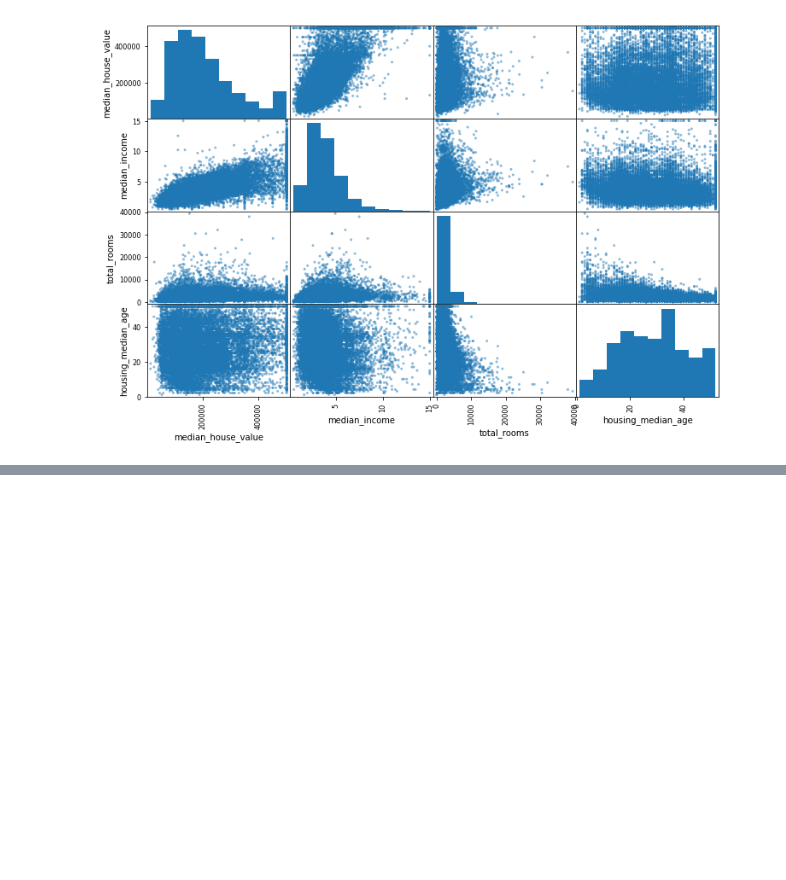
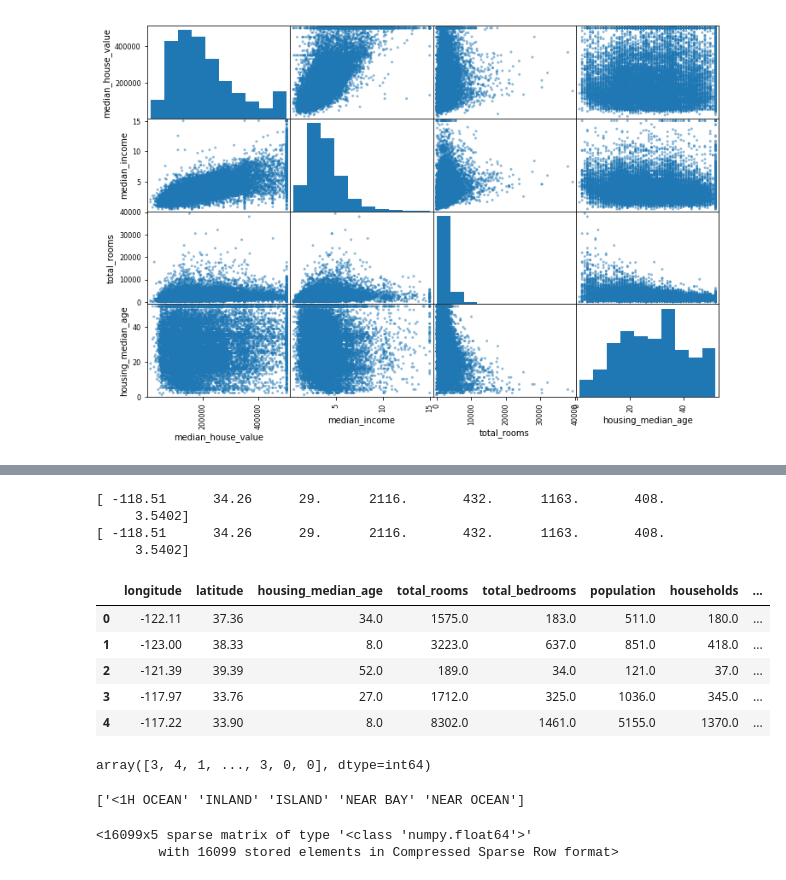
Before and after one commit to sivaram10/Python-Handson-Projects, a Jupyter notebook: SK Learn Ch-2 Housing Data.ipynb, the cells around one changed output, grey strips where cells are left out. Cells and saved outputs as stored; diff of their text form; code cells hidden in the pictures; blank space fills up the shorter version.

```diff
--- a/SK Learn Ch-2 Housing Data.ipynb
+++ b/SK Learn Ch-2 Housing Data.ipynb
@@ -199,0 +237,46 @@ array([[<matplotlib.axes._subplots.AxesSubplot object at 0x...>,
+# %%
+#Imputing missing values
+from sklearn.preprocessing import Imputer
+imputer = Imputer(strategy = "median")
+housing_strain_num = housing_strain.drop("ocean_proximity", axis = 1)
+imputer.fit(housing_strain_num)
+print(imputer.statistics_)
+print(housing_strain_num.median().values)
+# %% [output]
+[ -118.51      34.26      29.      2116.       432.      1163.       408.
+     3.5402]
+[ -118.51      34.26      29.      2116.       432.      1163.       408.
+     3.5402]
+# %%
+X = imputer.transform(housing_strain_num)
+housing_strain_tr = pd.DataFrame(X, columns = housing_strain_num.columns)
+housing_strain_tr.head()
+# %% [output]
+|  | longitude | latitude | housing_median_age | total_rooms | total_bedrooms | population | households | ... |
+| 0 | -122.11 | 37.36 | 34.0 | 1575.0 | 183.0 | 511.0 | 180.0 | ... |
+| 1 | -123.00 | 38.33 | 8.0 | 3223.0 | 637.0 | 851.0 | 418.0 | ... |
+| 2 | -121.39 | 39.39 | 52.0 | 189.0 | 34.0 | 121.0 | 37.0 | ... |
+| 3 | -117.97 | 33.76 | 27.0 | 1712.0 | 325.0 | 1036.0 | 345.0 | ... |
+| 4 | -117.22 | 33.90 | 8.0 | 8302.0 | 1461.0 | 5155.0 | 1370.0 | ... |
+# %%
+# Handling Text and Categorical attributes
+from sklearn.preprocessing import LabelEncoder
+encoder = LabelEncoder()
+housing_strain_cat = housing_strain["ocean_proximity"]
+housing_cat_encoded = encoder.fit_transform(housing_strain_cat)
+housing_cat_encoded
+# %% [output]
+array([3, 4, 1, ..., 3, 0, 0], dtype=int64)
+# %%
+print(encoder.classes_)
+# %% [output]
+['<1H OCEAN' 'INLAND' 'ISLAND' 'NEAR BAY' 'NEAR OCEAN']
+# %%
+#one hot encoding
+from sklearn.preprocessing import OneHotEncoder
+encoder = OneHotEncoder()
+housing_strain_cat_1hot = encoder.fit_transform(housing_cat_encoded.reshape(-1,1))
+housing_strain_cat_1hot
+# %% [output]
+<16099x5 sparse matrix of type '<class 'numpy.float64'>'
+        with 16099 stored elements in Compressed Sparse Row format>
```
Also changed, not shown: parts of 8 cells of this notebook.
